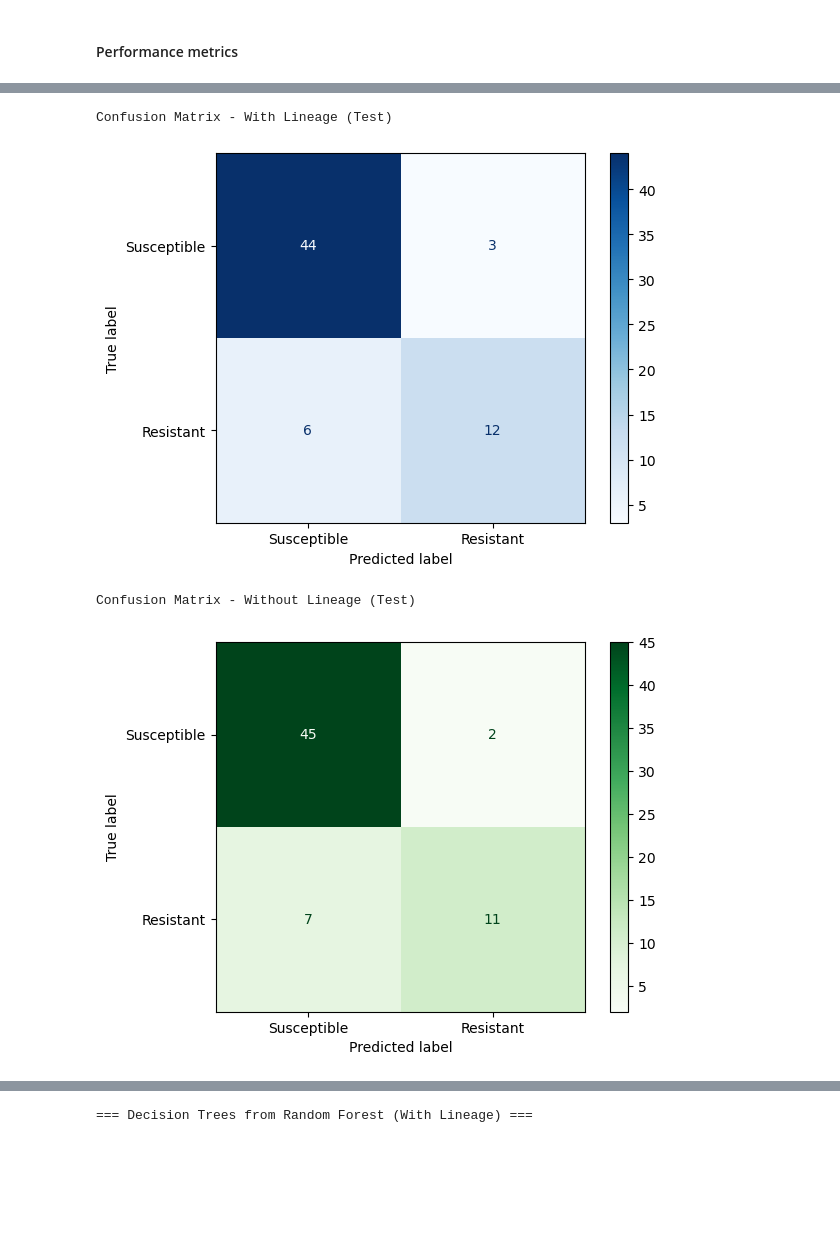
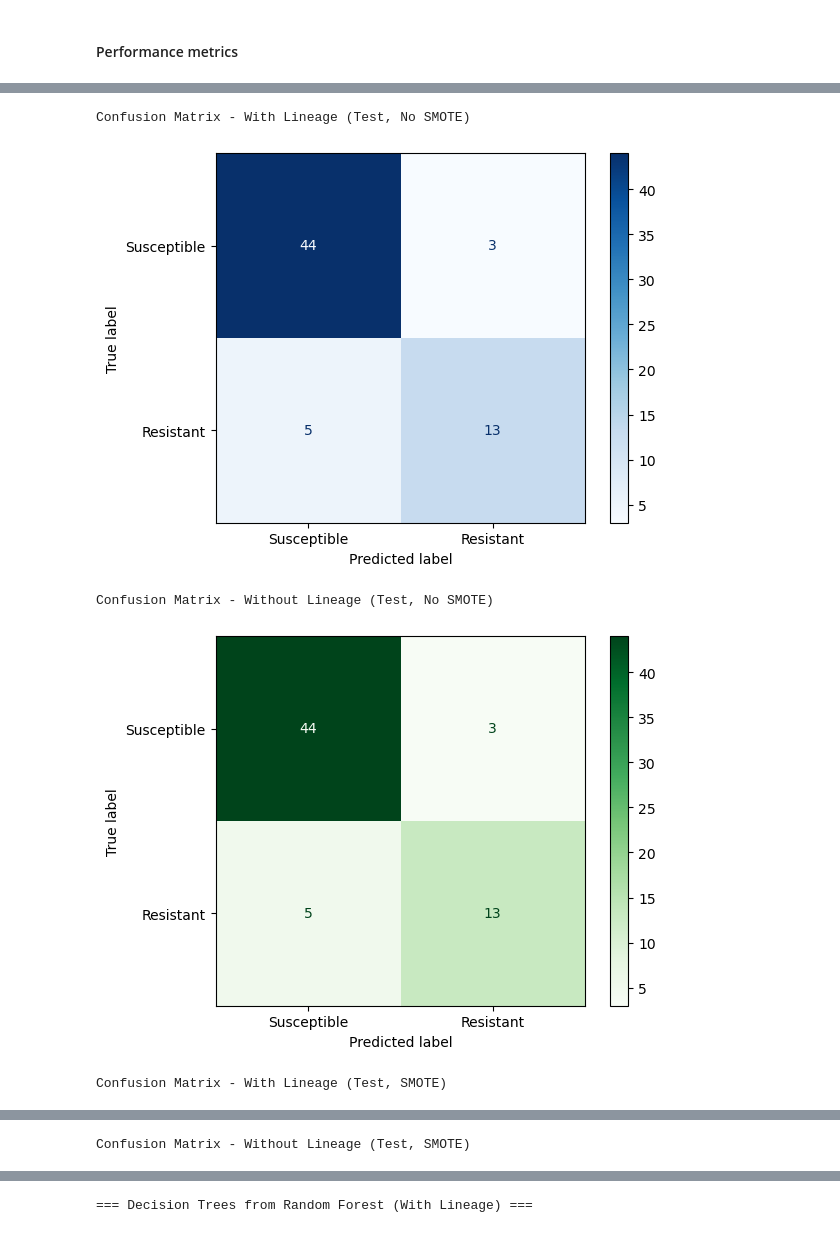
Before and after one commit to 1bellaa/ths-st1-tb, a Jupyter notebook: randomforest.ipynb, the cells around one changed output, grey strips where cells are left out. Drawn from its saved outputs; the diff is of its cells as text; code cells hidden in the pictures; blank space fills up the shorter version.

```diff
--- a/randomforest.ipynb
+++ b/randomforest.ipynb
@@ -789,7 +910,7 @@ input_df = pd.get_dummies(input_df, columns=['country'])
 # %% [output]
 Missing values before drop: 55
 # %%
-columns_to_drop = ['isoniazid_resistance', 'ethambutol_resistance', 'streptomycin_resistance']
+columns_to_drop = ['isoniazid_resistance', 'ethambutol_resistance', 'streptomycin_resistance', 'pyrazinamide_resistance', 'levofloxacin_resistance']
 input_df = input_df.drop(columns=columns_to_drop, errors='ignore')
 
 # convert float to int
@@ -800,0 +927,3 @@ Shape after drop: (325, 118)
+# %%
+input_df = input_df.dropna(subset=['lineage'])
+print("Shape after drop:", input_df.shape)
@@ -915,21 +1071,42 @@ results_df
 # %%
-# === Confusion Matrix for With Lineage ===
+# === Confusion Matrix: With Lineage (Test, No SMOTE) ===
 cm_wi = confusion_matrix(y_test, y_pred_wi)
-disp_wi = ConfusionMatrixDisplay(confusion_matrix=cm_wi, display_labels=["Susceptible", "Resistant"])
-print("Confusion Matrix - With Lineage (Test)")
+disp_wi = ConfusionMatrixDisplay(confusion_matrix=cm_wi,
+                                 display_labels=["Susceptible", "Resistant"])
+print("Confusion Matrix - With Lineage (Test, No SMOTE)")
 disp_wi.plot(cmap="Blues")
 plt.grid(False)
 plt.show()
 
-# === Confusion Matrix for Without Lineage ===
+# === Confusion Matrix: Without Lineage (Test, No SMOTE) ===
 cm_wo = confusion_matrix(y_test, y_pred_wo)
-disp_wo = ConfusionMatrixDisplay(confusion_matrix=cm_wo, display_labels=["Susceptible", "Resistant"])
-print("Confusion Matrix - Without Lineage (Test)")
+disp_wo = ConfusionMatrixDisplay(confusion_matrix=cm_wo,
+                                 display_labels=["Susceptible", "Resistant"])
+print("Confusion Matrix - Without Lineage (Test, No SMOTE)")
 disp_wo.plot(cmap="Greens")
 plt.grid(False)
 plt.show()
+
+# === Confusion Matrix: With Lineage (Test, SMOTE) ===
+cm_wi_smote = confusion_matrix(y_test, y_pred_wi_smote)
+disp_wi_smote = ConfusionMatrixDisplay(confusion_matrix=cm_wi_smote,
+                                       display_labels=["Susceptible", "Resistant"])
+print("Confusion Matrix - With Lineage (Test, SMOTE)")
+disp_wi_smote.plot(cmap="Purples")
+plt.grid(False)
+plt.show()
+
+# === Confusion Matrix: Without Lineage (Test, SMOTE) ===
+cm_wo_smote = confusion_matrix(y_test, y_pred_wo_smote)
+disp_wo_smote = ConfusionMatrixDisplay(confusion_matrix=cm_wo_smote,
+                                       display_labels=["Susceptible", "Resistant"])
+print("Confusion Matrix - Without Lineage (Test, SMOTE)")
+disp_wo_smote.plot(cmap="Oranges")
+plt.grid(False)
+plt.show()
 # %% [output]
-Confusion Matrix - With Lineage (Test)
+Confusion Matrix - With Lineage (Test, No SMOTE)
 [figure]
-Confusion Matrix - Without Lineage (Test)
+Confusion Matrix - Without Lineage (Test, No SMOTE)
-[figure, old version]
+[figure, new version]
+Confusion Matrix - With Lineage (Test, SMOTE)
@@ -935,0 +1114 @@ Confusion Matrix - Without Lineage (Test)
+Confusion Matrix - Without Lineage (Test, SMOTE)
```
Also changed, not shown: parts of 74 cells of this notebook, 1 other file.
